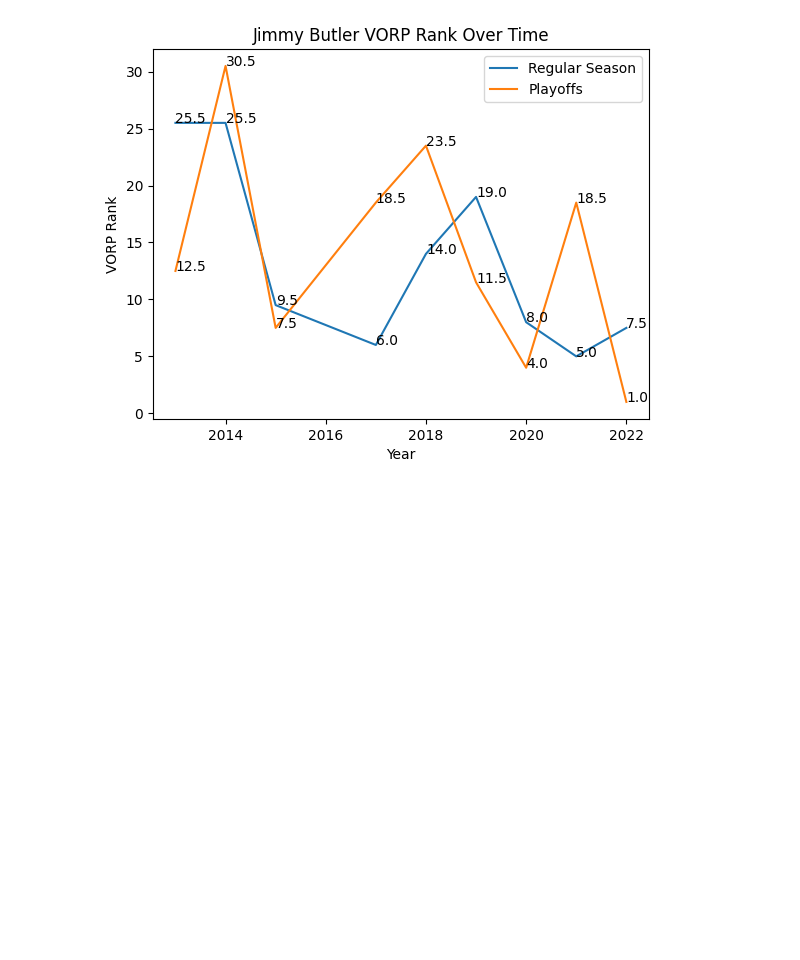
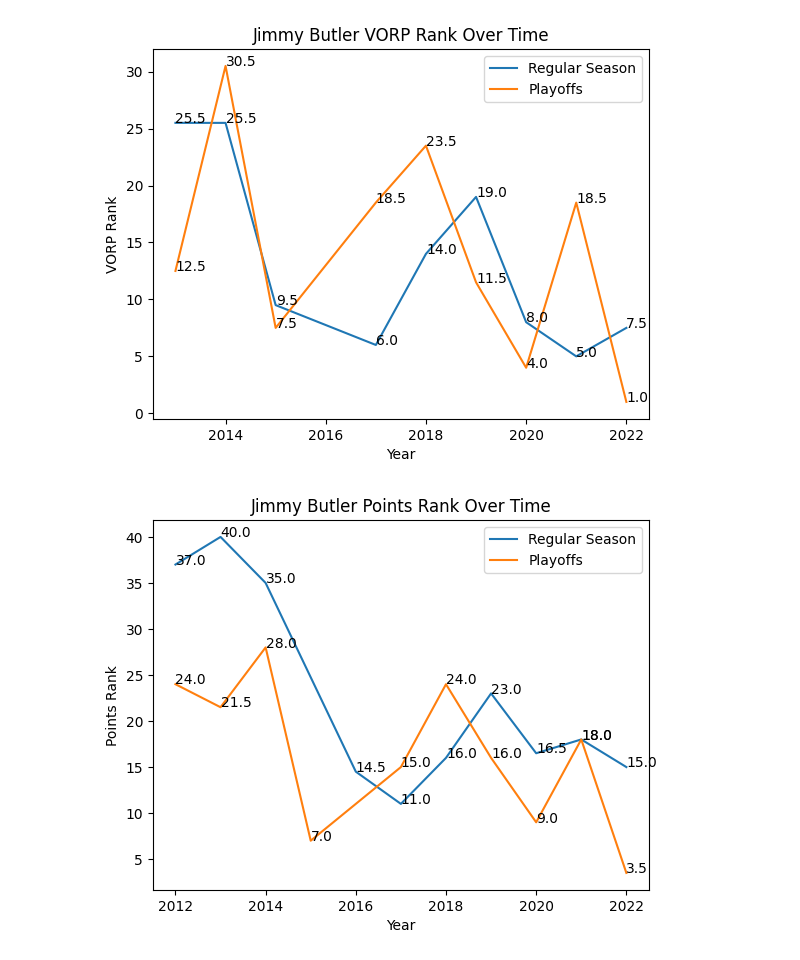
Before and after one commit to sumersao/playoff-jimmy-butler, a Jupyter notebook: relative_ranking.ipynb, the cells around one changed output. Saved outputs shown, nothing was run; the diff lists cells and outputs as text; code cells hidden in the pictures; blank space fills up the shorter version.

```diff
--- a/relative_ranking.ipynb
+++ b/relative_ranking.ipynb
@@ -6,13 +6,19 @@ all_stars = pd.read_csv('data/all_stars_averages.csv')
 adv_stats_reg = pd.read_csv('data/advanced_stats.csv')
 adv_stats_playoffs = pd.read_csv('data/advanced_stats_playoffs.csv')
 
+reg_stats_reg = pd.read_csv('data/regular_stats.csv')
+reg_stats_playoffs = pd.read_csv('data/regular_stats_playoffs.csv')
+
 all_star_names = all_stars['PLAYER_NAME'].unique()
 
 adv_stats_reg = adv_stats_reg.loc[adv_stats_reg['Player'].isin(all_star_names)]
 adv_stats_playoffs = adv_stats_playoffs.loc[adv_stats_playoffs['Player'].isin(all_star_names)]
+reg_stats_reg = reg_stats_reg.loc[reg_stats_reg['Player'].isin(all_star_names)]
+reg_stats_playoffs = reg_stats_playoffs.loc[reg_stats_playoffs['Player'].isin(all_star_names)]
 
 # jimmy butler was on 2 teams in 2019 so there are 2 regular season rows. Drop the second one
 adv_stats_reg = adv_stats_reg.drop(adv_stats_reg.index[(adv_stats_reg['Player'] == 'Jimmy Butler') & (adv_stats_reg['Year'] == 2019)].tolist()[1])
+reg_stats_reg = reg_stats_reg.drop(reg_stats_reg.index[(reg_stats_reg['Player'] == 'Jimmy Butler') & (reg_stats_reg['Year'] == 2019)].tolist()[1:])
 # %%
 # within each year, rank the players by BPM
 adv_stats_reg['BPM_Rank'] = adv_stats_reg.groupby('Year')['BPM'].rank(ascending=False)
@@ -109,3 +115,35 @@ plt.savefig('plots/jimmy_butler_vorp_rank.png')
 plt.show()
 # %% [output]
 [figure]
+# %%
+# within each year, rank the players by points scored
+reg_stats_reg['PTS_Rank'] = reg_stats_reg.groupby('Year')['PTS'].rank(ascending=False)
+reg_stats_playoffs['PTS_Rank'] = reg_stats_playoffs.groupby('Year')['PTS'].rank(ascending=False)
+
+# plot jimmy butler's points rank over time
+jimmy_butler = reg_stats_reg.loc[reg_stats_reg['Player'] == 'Jimmy Butler']
+jimmy_butler_playoffs = reg_stats_playoffs.loc[reg_stats_playoffs['Player'] == 'Jimmy Butler']
+
+jimmy_butler = jimmy_butler.sort_values(by='Year')
+jimmy_butler_playoffs = jimmy_butler_playoffs.sort_values(by='Year')
+
+# drop the 4th row of the jimmy_butler dataframe
+jimmy_butler = jimmy_butler.drop(jimmy_butler.index[3])
+
+# label each point with the points rank
+for i in range(len(jimmy_butler)):
+    plt.annotate(jimmy_butler['PTS_Rank'].iloc[i], (jimmy_butler['Year'].iloc[i], jimmy_butler['PTS_Rank'].iloc[i]))
+
+for i in range(len(jimmy_butler_playoffs)):
+    plt.annotate(jimmy_butler_playoffs['PTS_Rank'].iloc[i], (jimmy_butler_playoffs['Year'].iloc[i], jimmy_butler_playoffs['PTS_Rank'].iloc[i]))
+
+plt.plot(jimmy_butler['Year'], jimmy_butler['PTS_Rank'], label='Regular Season')
+plt.plot(jimmy_butler_playoffs['Year'], jimmy_butler_playoffs['PTS_Rank'], label='Playoffs')
+plt.legend()
+plt.xlabel('Year')
+plt.ylabel('Points Rank')
+plt.title('Jimmy Butler Points Rank Over Time')
+plt.savefig('plots/jimmy_butler_pts_rank.png')
+plt.show()
+# %% [output]
+[figure, added]
```
Also changed, not shown: 2 other files.
